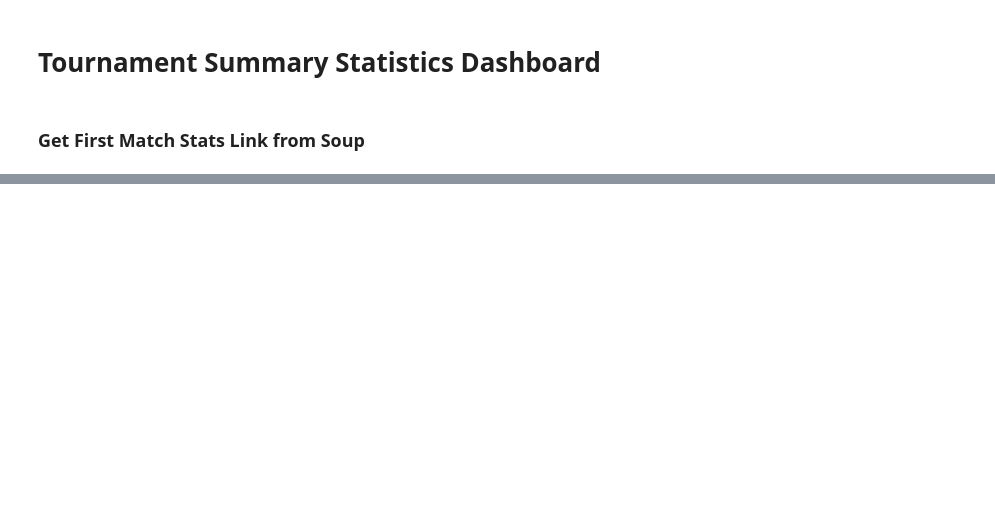
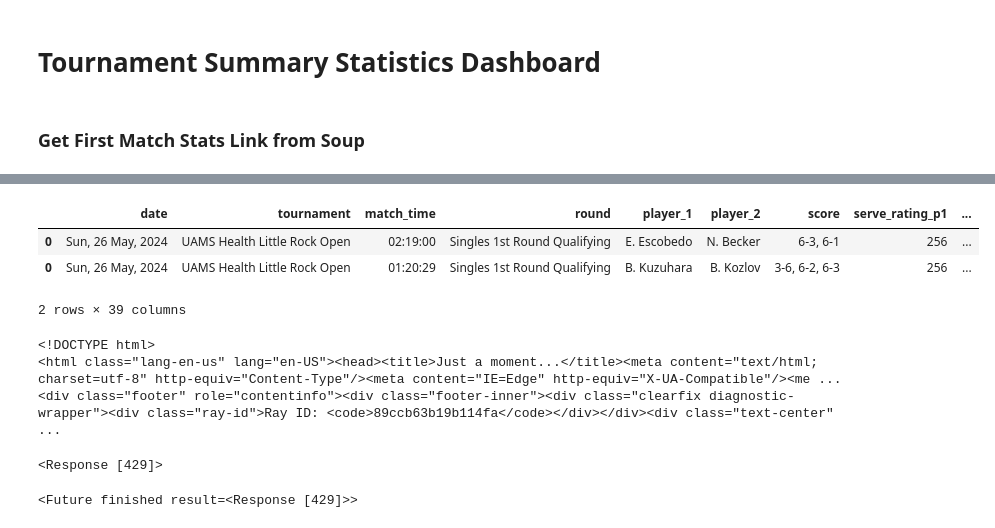
Before and after one commit to dklopstein/atp-tour-scraping, a Jupyter notebook: notebook.ipynb, the cells around one changed output, grey strips where cells are left out. Saved outputs shown, nothing was run; the diff lists cells and outputs as text; code cells hidden in the pictures; blank space fills up the shorter version.

```diff
--- a/notebook.ipynb
+++ b/notebook.ipynb
@@ -62,0 +40,6 @@ stats_soup.find_all('div', class_='match-header')[0].find('strong').text
+# %%
+# get stats of first match in first draw
+qual_1 = tournament_soup.find_all('div', class_='atp_accordion-item')[-1]
+match_stats = qual_1.find_all('div', class_='match-cta')[0]
+stats_link = 'https://atptour.com' + match_stats.find_all('a')[1].get('href')
+stats_link
@@ -62,0 +65,15 @@ stats_soup.find_all('div', class_='match-header')[0].find('strong').text
+# %%
+# extract tournament info
+date = qual_1.find('div', class_='tournament-day').text
+date = re.search(r'\w{3}, \d{2} \w+, \d{4}', qual_1.find('div', class_='tournament-day').text)[0]
+
+tournament_name = stats_soup.find('div', class_='event-name').text
+scores = stats_soup.find('div', class_='match-notes').text
+scores = ', '.join(re.findall(r'\d{1}-\d{1}\(\d{1}\)|\d{1}-\d{1}', scores))
+
+# extract round info
+round_info = stats_soup.find_all('div', class_='match-header')[0].find_all('span')
+round_number = round_info[0].text.strip()[:-1]
+match_time = round_info[1].text.strip()
+
+date, tournament_name, scores, round_number, match_time
@@ -62,0 +101,6 @@ stats_soup.find_all('div', class_='match-header')[0].find('strong').text
+# %%
+# get names of both players
+player_1 = stats_soup.find_all('div', class_='name')[0].text.strip()
+player_2 = stats_soup.find_all('div', class_='name')[1].text.strip()
+
+player_1, player_2
@@ -62,0 +113,3 @@ stats_soup.find_all('div', class_='match-header')[0].find('strong').text
+# %%
+# get all stats and iterate assign each to the respective player
+all_stats = stats_soup.find_all('div', attrs={'data-test': 'StatsTile'})
@@ -62,0 +247,21 @@ stats_soup.find_all('div', class_='match-header')[0].find('strong').text
+# %%
+pd.concat(rows)
+# %% [output]
+|  | date | tournament | match_time | round | player_1 | player_2 | score | serve_rating_p1 | ... |
+| 0 | Sun, 26 May, 2024 | UAMS Health Little Rock Open | 02:19:00 | Singles 1st Round Qualifying | E. Escobedo | N. Becker | 6-3, 6-1 | 256 | ... |
+| 0 | Sun, 26 May, 2024 | UAMS Health Little Rock Open | 01:20:29 | Singles 1st Round Qualifying | B. Kuzuhara | B. Kozlov | 3-6, 6-2, 6-3 | 256 | ... |
+2 rows × 39 columns
+# %%
+stats_soup
+# %% [output]
+<!DOCTYPE html>
+<html class="lang-en-us" lang="en-US"><head><title>Just a moment...</title><meta content="text/html; charset=utf-8" http-equiv="Content-Type"/><meta content="IE=Edge" http-equiv="X-UA-Compatible"/><me ...
+<div class="footer" role="contentinfo"><div class="footer-inner"><div class="clearfix diagnostic-wrapper"><div class="ray-id">Ray ID: <code>89ccb63b19b114fa</code></div></div><div class="text-center"  ...
+# %%
+requests.get(stats_link)
+# %% [output]
+<Response [429]>
+# %%
+r
+# %% [output]
+<Future finished result=<Response [429]>>
```
Also changed, not shown: parts of 26 cells of this notebook.
